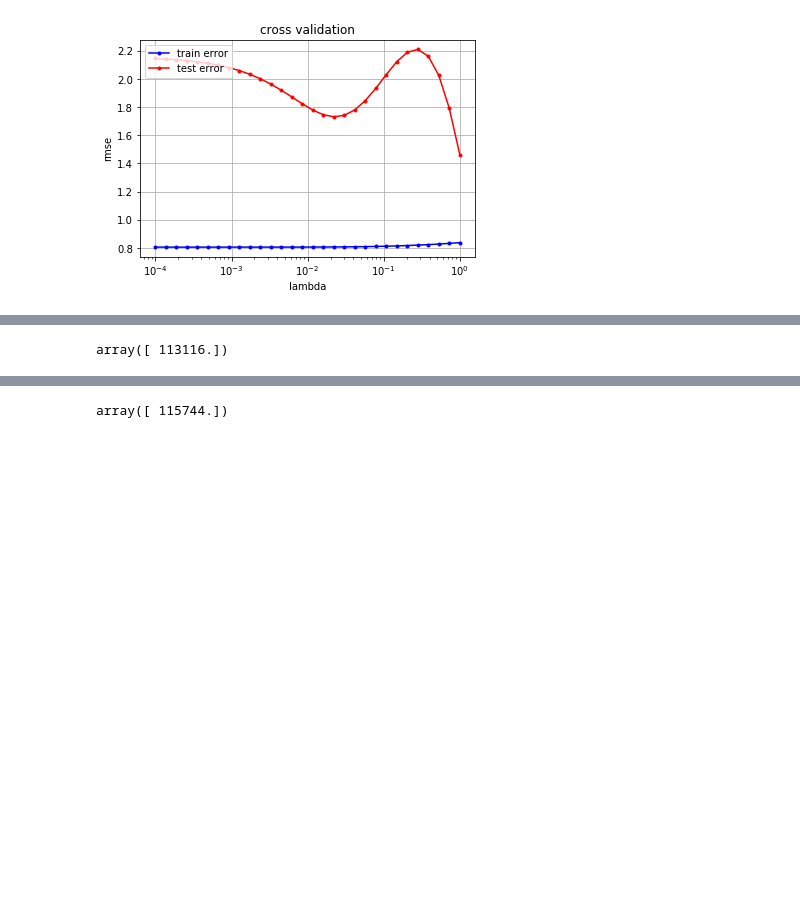
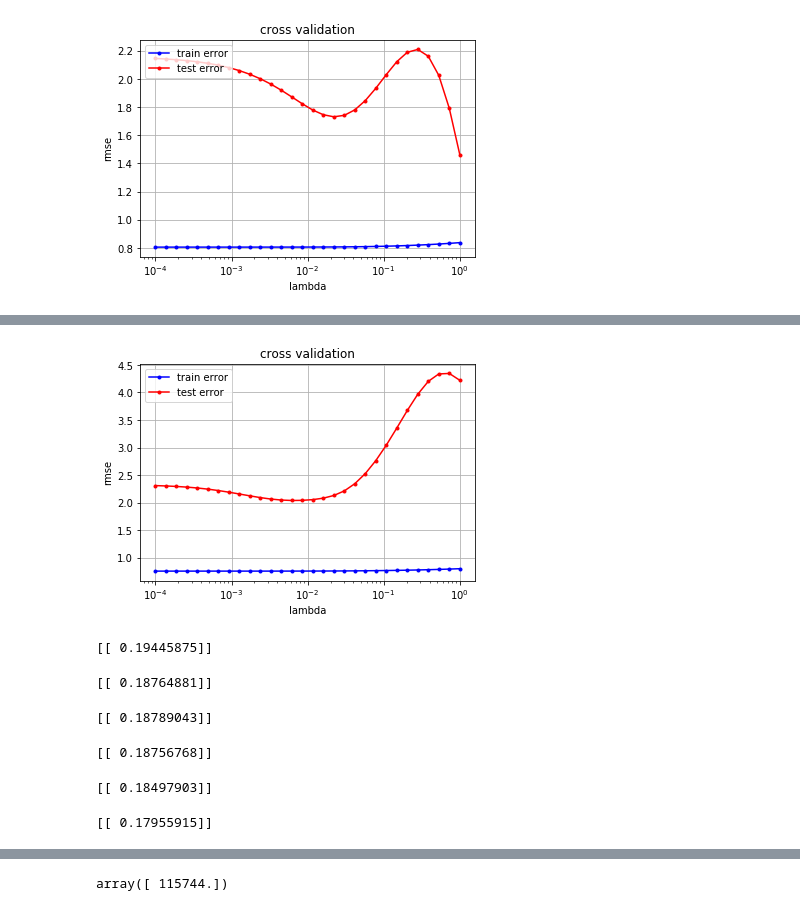
Before and after one commit to gaelmoccand/RoadSegmentation_CNN, a Jupyter notebook: project1/scripts/Ridge_Prediction.ipynb, the cells around one changed output, grey strips where cells are left out. Cells and saved outputs as stored; diff of their text form; code cells hidden in the pictures; blank space fills up the shorter version.

Commit message:
add graphs for reports with different poly

```diff
--- a/project1/scripts/Ridge_Prediction.ipynb
+++ b/project1/scripts/Ridge_Prediction.ipynb
@@ -158,7 +200,52 @@ cross_validation_demo(6)#poly 3 computed Full data
+# %%
+cross_validation_demo(7)#poly 3 computed Full data
+# %% [output]
+[figure, added]
 # %%
-tx_tr = build_poly(tx, 6) # full set 250K only computed data
+tx_tr = build_poly(tx, 2) # full set 250K only computed data
 w=ridge_regression(y, tx_tr, 0.02)
 y_prime = predict_labels(w,tx_tr)
-sum(abs(y_prime-y))# first submsision
+loss=compute_loss(y_prime,tx_tr,w);
+print(loss)
 # %% [output]
-array([ 113116.])
+[[ 0.19445875]]
+# %%
+tx_tr = build_poly(tx, 3) # full set 250K only computed data
+w=ridge_regression(y, tx_tr, 0.02)
+y_prime = predict_labels(w,tx_tr)
+loss=compute_loss(y_prime,tx_tr,w);
+print(loss)
+# %% [output]
+[[ 0.18764881]]
+# %%
+tx_tr = build_poly(tx, 5) # full set 250K only computed data
+w=ridge_regression(y, tx_tr, 0.02)
+y_prime = predict_labels(w,tx_tr)
+loss=compute_loss(y_prime,tx_tr,w);
+print(loss)
+# %% [output]
+[[ 0.18789043]]
+# %%
+tx_tr = build_poly(tx, 4) # full set 250K only computed data
+w=ridge_regression(y, tx_tr, 0.02)
+y_prime = predict_labels(w,tx_tr)
+loss=compute_loss(y_prime,tx_tr,w);
+print(loss)
+# %% [output]
+[[ 0.18756768]]
+# %%
+tx_tr = build_poly(tx, 6) # full set 250K only computed data
+w=ridge_regression(y, tx_tr, 0.02)
+y_prime = predict_labels(w,tx_tr)
+loss=compute_loss(y_prime,tx_tr,w);
+print(loss)# the minimum obtained with the full set is with poly 6
+# %% [output]
+[[ 0.18497903]]
+# %%
+tx_tr = build_poly(tx, 7) # full set 250K all data features
+w=ridge_regression(y, tx_tr, 0.02)
+y_prime = predict_labels(w,tx_tr)
+loss=compute_loss(y_prime,tx_tr,w);
+print(loss)
+# %% [output]
+[[ 0.17955915]]
```
Also changed, not shown: parts of 24 cells of this notebook, 5 other files.
